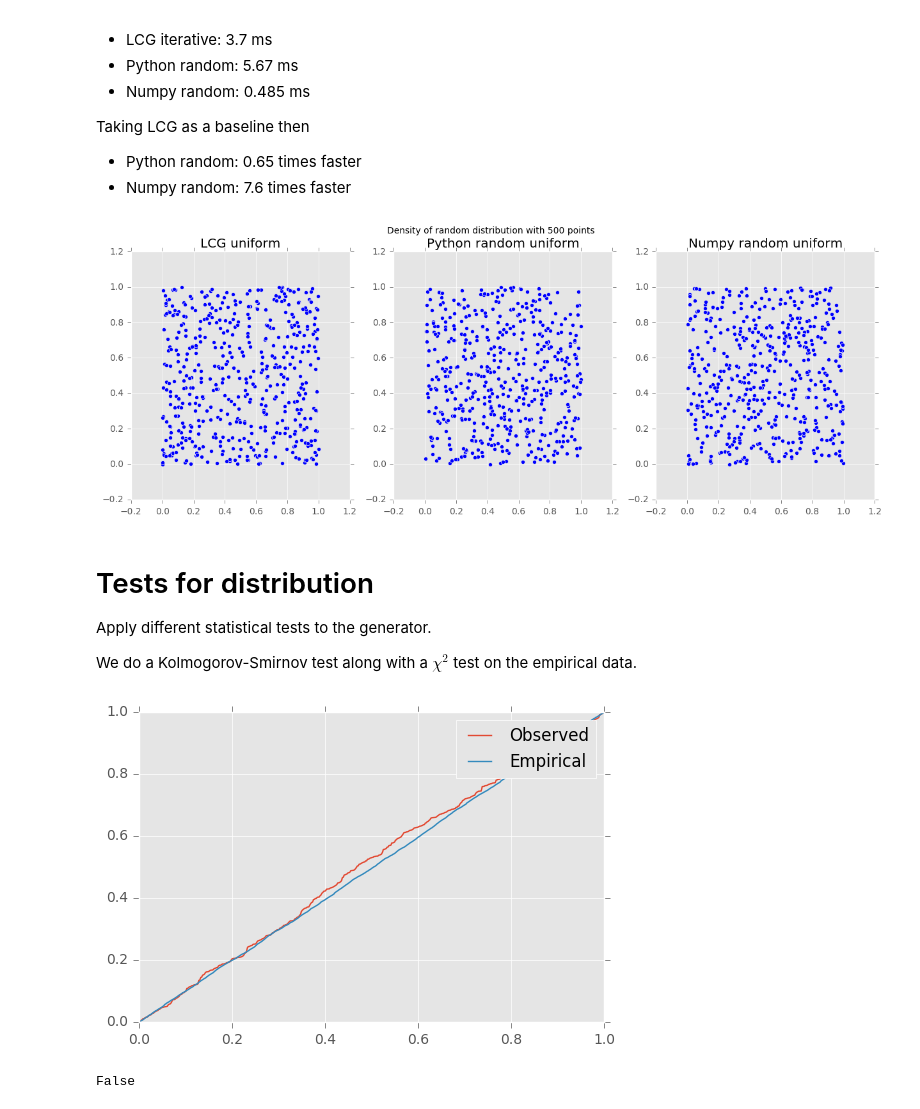
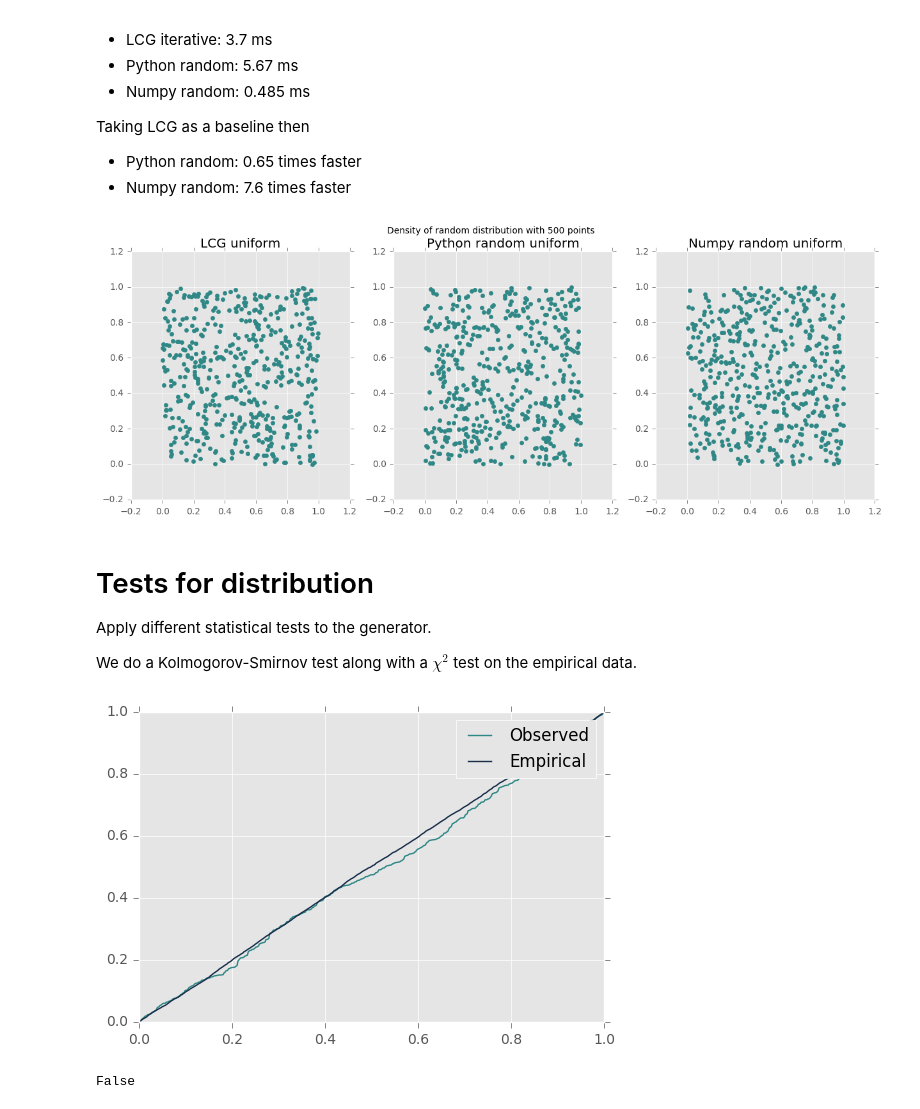
Before and after one commit to wohlert/mcmc-denoising, a Jupyter notebook: Exercise 1.ipynb, the cells around one changed output. Saved outputs shown, nothing was run; the diff lists cells and outputs as text; code cells hidden in the pictures.

Commit message:
Added colors

```diff
--- a/Exercise 1.ipynb
+++ b/Exercise 1.ipynb
@@ -42,29 +48,25 @@ Taking LCG as a baseline then
 * Python random: 0.65 times faster
 * Numpy random:  7.6 times faster
 # %%
-import matplotlib.pyplot as plt
-%matplotlib inline
-plt.style.use("ggplot")
-
 def right_shift(x):
     return [0] + list(x)[:-1]
 
 f, (ax1, ax2, ax3) = plt.subplots(1, 3, figsize=(15, 5))
 
-ax1.scatter(lcg_uniform, right_shift(lcg_uniform))
+ax1.scatter(lcg_uniform, right_shift(lcg_uniform), color=colors[2])
 ax1.set_title("LCG uniform")
 
-ax2.scatter(python_uniform, right_shift(python_uniform))
+ax2.scatter(python_uniform, right_shift(python_uniform), color=colors[2])
 ax2.set_title("Python random uniform")
 
-ax3.scatter(numpy_uniform, right_shift(numpy_uniform))
+ax3.scatter(numpy_uniform, right_shift(numpy_uniform), color=colors[2])
 ax3.set_title("Numpy random uniform")
 
 f.suptitle("Density of random distribution with {} points".format(n))
 
 plt.show()
 # %% [output]
-[figure, old version]
+[figure, new version]
 # %% [markdown]
 # Tests for distribution
 
@@ -73,16 +75,16 @@ Apply different statistical tests to the generator.
 We do a Kolmogorov-Smirnov test along with a $\chi^2$ test on the empirical data.
 # %%
 x = take(lcg_generator, n)
-a, = plt.plot(1.0*np.arange(len(x))/(len(x) - 1), np.sort(x))
+a, = plt.plot(1.0*np.arange(len(x))/(len(x) - 1), np.sort(x), color=colors[2])
 
 y = np.random.uniform(0, 1, 10000)
-b, = plt.plot(1.0*np.arange(len(y))/(len(y) - 1), np.sort(y))
+b, = plt.plot(1.0*np.arange(len(y))/(len(y) - 1), np.sort(y), color=colors[0])
 
 plt.legend([a, b], ["Observed", "Empirical"])
 
 plt.show()
 # %% [output]
-[figure, old version]
+[figure, new version]
 # %%
 def ks(x):
     n = m = len(x)
```
Also changed, not shown: parts of 4 cells of this notebook, 1 other file.
